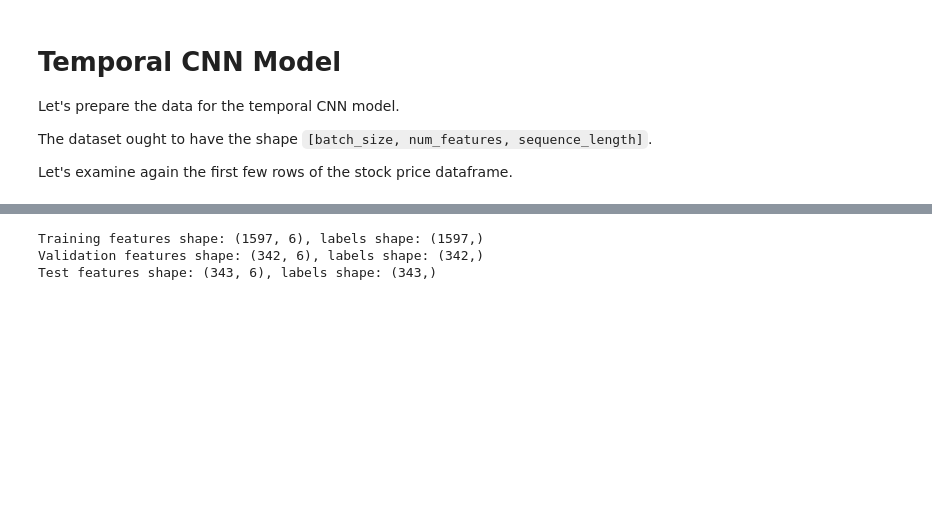
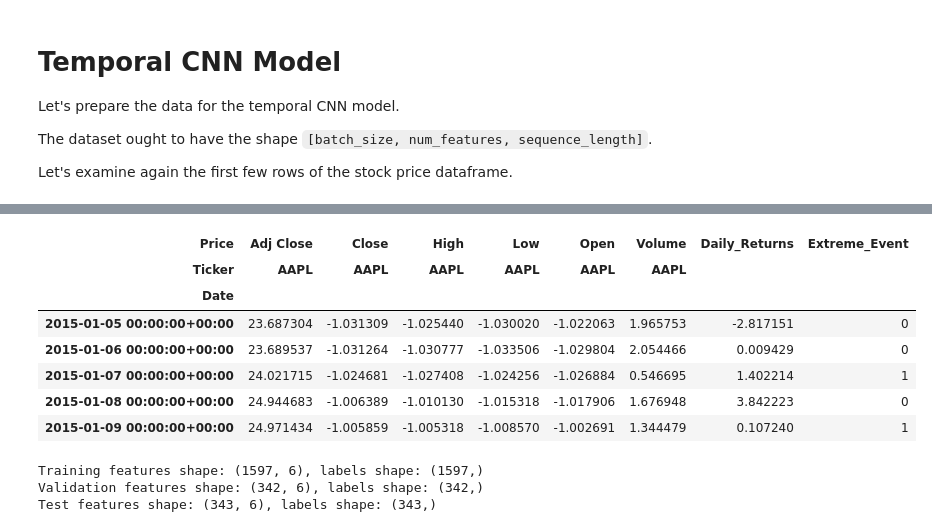
Before and after one commit to nmourdo/extreme_event_prediction, a Jupyter notebook: report.ipynb, the cells around one changed output, grey strips where cells are left out. Drawn from its saved outputs; the diff is of its cells as text; code cells hidden in the pictures; blank space fills up the shorter version.

```diff
--- a/report.ipynb
+++ b/report.ipynb
@@ -426,6 +430,19 @@ stock_prices.head()
 | 2015-01-07 00:00:00+00:00 | 24.021715 | 26.937500 | 27.049999 | 26.674999 | 26.799999 | 160423600 | 1.402214 | 1 |
 | 2015-01-08 00:00:00+00:00 | 24.944681 | 27.972500 | 28.037500 | 27.174999 | 27.307501 | 237458000 | 3.842215 | 0 |
 | 2015-01-09 00:00:00+00:00 | 24.971430 | 28.002501 | 28.312500 | 27.552500 | 28.167500 | 214798000 | 0.107232 | 1 |
+# %%
+from src.data_preprocessing import StockDataPreprocessor
+stock_prices = StockDataPreprocessor.standardize_data(stock_prices, ['Open', 'High', 'Low', 'Close', 'Volume'])
+stock_prices.head()
+# %% [output]
+| Price | Adj Close | Close | High | Low | Open | Volume | Daily_Returns | Extreme_Event |
+| Ticker | AAPL | AAPL | AAPL | AAPL | AAPL | AAPL |  |  |
+| Date |  |  |  |  |  |  |  |  |
+| 2015-01-05 00:00:00+00:00 | 23.687304 | -1.031309 | -1.025440 | -1.030020 | -1.022063 | 1.965753 | -2.817151 | 0 |
+| 2015-01-06 00:00:00+00:00 | 23.689537 | -1.031264 | -1.030777 | -1.033506 | -1.029804 | 2.054466 | 0.009429 | 0 |
+| 2015-01-07 00:00:00+00:00 | 24.021715 | -1.024681 | -1.027408 | -1.024256 | -1.026884 | 0.546695 | 1.402214 | 1 |
+| 2015-01-08 00:00:00+00:00 | 24.944683 | -1.006389 | -1.010130 | -1.015318 | -1.017906 | 1.676948 | 3.842223 | 0 |
+| 2015-01-09 00:00:00+00:00 | 24.971434 | -1.005859 | -1.005318 | -1.008570 | -1.002691 | 1.344479 | 0.107240 | 1 |
 # %%
 # Extract features and labels
 features = stock_prices[['Open', 'High', 'Low', 'Close', 'Volume', 'Daily_Returns']]
```
Also changed, not shown: parts of 11 cells of this notebook, 40 other files.
